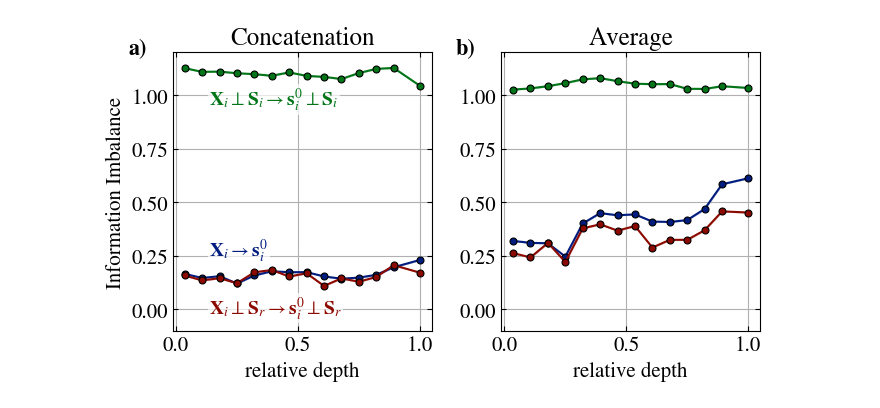
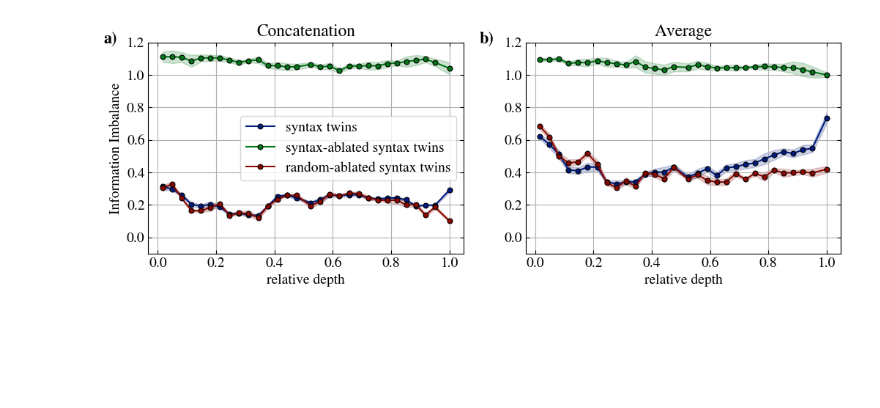
Before and after one commit to acevedo-s/syn-sem, a Jupyter notebook: syntax_similarity.ipynb, the cells around one changed output. Saved outputs shown, nothing was run; the diff lists cells and outputs as text; code cells hidden in the pictures; blank space fills up the shorter version.

```diff
--- a/syntax_similarity.ipynb
+++ b/syntax_similarity.ipynb
@@ -41,9 +27,9 @@ markers = ['p','o','h','^','s','*']
 _linestyles = ['-','--','dotted']
 plot_id = 0
 # %%
-# modelA = 'deepseek'
+modelA = 'deepseek'
 # modelA = 'llama8b'
-modelA = 'qwen7b'
+# modelA = 'qwen7b'
 modelB = modelA
 languages = [
             'english',
@@ -56,6 +42,7 @@ layers /= depths[modelB]
 
 # layers = np.arange(1,depths[modelB] + 1) / depths[modelA]
 
+global_centering = 0
 batch_shuffle = 0
 centers_var = 'syn'
 n_files = 21
@@ -69,7 +56,8 @@ center_B_flags = [0,1,-1]
 center_A_flags = [0,1,-1]
 # %%
 precision = 32
-fig,ax = plt.subplots(1,2,figsize=(7,4))
+ratio_jackknife = 0.5
+fig,ax = plt.subplots(1,2,figsize=(10.5,4))
 
 
 for avg_id,avg_tokens in enumerate(avg_flags):
@@ -99,7 +87,7 @@ for avg_id,avg_tokens in enumerate(avg_flags):
             if match_var == 'mismatching' and center_A_flag != 0:
               continue
             output_folder0 = makefolder(base=f'./results/',
-                                        global_centering=0,
+                                        global_centering=global_centering,
                                         spaces='AB',
                                         similarity_fn='normalized_L2_distance',
                                         precision=precision,
@@ -122,8 +110,8 @@ for avg_id,avg_tokens in enumerate(avg_flags):
                                               center_B_flag=center_B_flag,
                                               removal_method=removal_method,
                                               )
-            inf_imb = np.load(II_folder + "II.npy")
-            std = np.load(II_folder + "II_jack_std.npy")
+            inf_imb = np.load(II_folder + f"II_{ratio_jackknife:.2f}.npy")
+            std = np.load(II_folder + f"II_jack_std_{ratio_jackknife:.2f}.npy")
 
             color = colors[plot_id]
             linestyle = '-'
@@ -132,29 +120,30 @@ for avg_id,avg_tokens in enumerate(avg_flags):
             else:
               title = f'Concatenation'
 
-            if 1:
-              label = ''
-              label1 = ''
-              if center_A_flag == 0:
-                if match_var == 'mismatching':
-                  label += 'length-matching control'
-                elif match_var == 'matching':
-                  label += r'$\mathbf{X}_i \rightarrow \mathbf{s}^{0}_i$'
-                  label1 += f'syntax twins'
+            label = ''
+            label1 = ''
+            if center_A_flag == 0:
+              if match_var == 'mismatching':
+                label += 'length-matching control'
+              elif match_var == 'matching':
+                label += r'$\mathbf{X}_i \rightarrow \mathbf{s}^{0}_i$'
+                label1 += f'syntax twins'
 
-              if removal_method == 'projection':
-                if center_A_flag == -1:
-                  label +=  r'$\mathbf{X}_i \perp \mathbf{S}_r \rightarrow \mathbf{s}^{0}_i \perp \mathbf{S}_r$'
-                if center_A_flag == 1:
-                  label += r'$\mathbf{X}_i \perp \mathbf{S}_i \rightarrow \mathbf{s}^{0}_i \perp \mathbf{S}_i$'
-              elif removal_method == 'subtraction':
-                if center_A_flag == -1:
-                  label +=  r'$\mathbf{X}_i - S_j \rightarrow \mathbf{s}^{0}_i - S_j \quad (j \neq i)$'
-                if center_A_flag == 1:
-                  label += r'$\mathbf{X}_i - \mathbf{S}_i \rightarrow \mathbf{s}^{0}_i - \mathbf{S}_i$'
+            if removal_method == 'projection':
+              if center_A_flag == -1:
+                label +=  r'$\mathbf{X}_i \perp \mathbf{S}_r \rightarrow \mathbf{s}^{0}_i \perp \mathbf{S}_r$'
+                label1 += 'random-ablated syntax twins'
+              if center_A_flag == 1:
+                label += r'$\mathbf{X}_i \perp \mathbf{S}_i \rightarrow \mathbf{s}^{0}_i \perp \mathbf{S}_i$'
+                label1 += 'syntax-ablated syntax twins'
+              # elif removal_method == 'subtraction':
+              #   if center_A_flag == -1:
+              #     label +=  r'$\mathbf{X}_i - S_j \rightarrow \mathbf{s}^{0}_i - S_j \quad (j \neq i)$'
+              #   if center_A_flag == 1:
+              #     label += r'$\mathbf{X}_i - \mathbf{S}_i \rightarrow \mathbf{s}^{0}_i - \mathbf{S}_i$'
 
             for II_index in range(1):
-              _label = label if avg_id == 0 else label1
+              _label = label1
               ax[avg_id].plot(
                   layers,
                   inf_imb[II_index].diagonal(),
@@ -182,61 +171,43 @@ for avg_id,avg_tokens in enumerate(avg_flags):
   ax[avg_id].grid()
 
   ax[avg_id].tick_params(
       top=True, bottom=True, left=True, right=True,  # enable ticks
       labeltop=False, labelbottom=True, labelleft=True, labelright=False, # enable labels if needed
       direction='in'  # ticks point inward
       )
 
   ax[avg_id].set_ylim(-.1,1.2)
 
-# box = ax[1].get_position()
-# ax[1].set_position([box.x0, box.y0, box.width * 0.8, box.height])
-# ax[1].legend(loc='center left', bbox_to_anchor=(1, 0.5))
 
-enum_line = 0
-for line in ax[0].lines:
-    if enum_line == 0:
-      _va = 'bottom'
-      _aux_y = 10
-    else:
-      _va = 'top'
-      _aux_y = -10 if enum_line < 3 else -25
-    label = line.get_label()
-    if not label:
-        continue
-    xdata, ydata = line.get_xdata(), line.get_ydata()
-    ax[0].annotate(
-        label,
-        xy=(xdata[1], ydata[1]),
-        xytext=(5, _aux_y),  # offset in points
-        textcoords='offset points',
-        fontsize=14,
-        color=line.get_color(),
-        ha='left',
-        va=_va,
-        bbox=dict(facecolor='white', edgecolor='none', alpha=0.7, pad=1)
-    )
-    enum_line += 1
+# Inner legends in both subplots
+for a in ax[:1]:
+    handles, labels = [], []
+    for line in a.get_lines():
+        label = line.get_label()
+        if label:
+            handles.append(line)
+            labels.append(label)
+    a.legend(handles, labels, loc='best', fontsize=rcpsize, framealpha=0.8)
+
 
 
 # Add panel labels
 panel_labels = ['a)', 'b)']
 for i, label in enumerate(panel_labels):
     ax[i].text(
         -0.1, 1.05,      # x, y in axis coordinates
         label,
         transform=ax[i].transAxes,  # coordinates relative to the axes
         fontsize=16,
         fontweight='bold',
         va='top',
         ha='right'
     )
 
-
 os.makedirs('results/figs', exist_ok=True)
 fig.savefig(f'results/figs/syntax_similarity_{modelA}_{removal_method}.pdf', bbox_inches='tight')
 plt.show()
 # %% [output]
-[figure, old version]
+[figure, new version]
 # %%
 precision = 32
```
Also changed, not shown: parts of 2 cells of this notebook, 16 other files.
